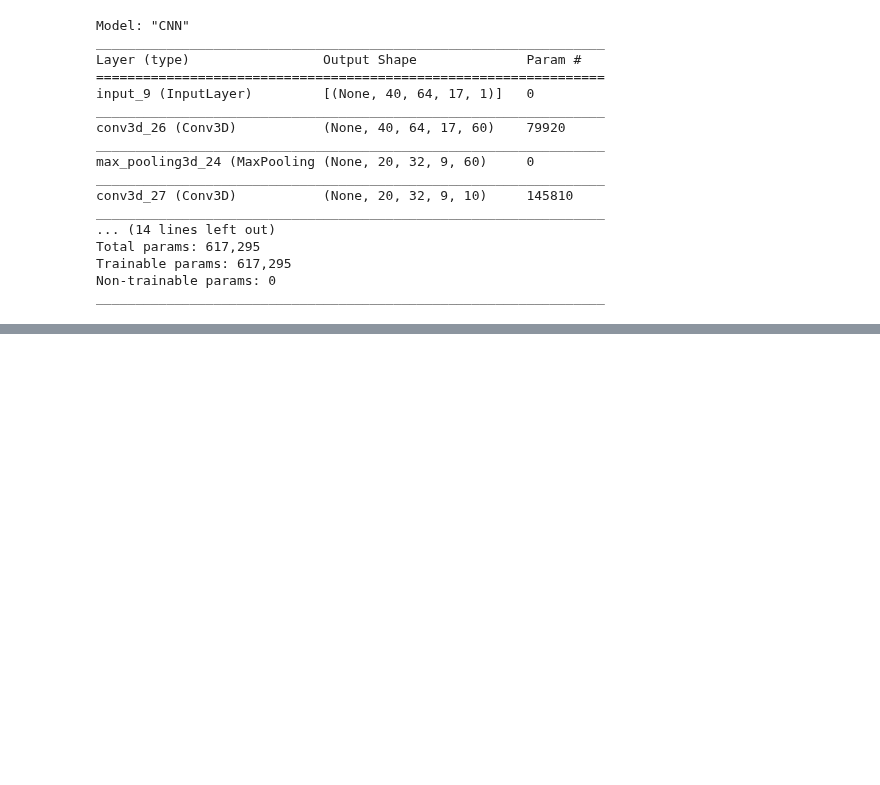
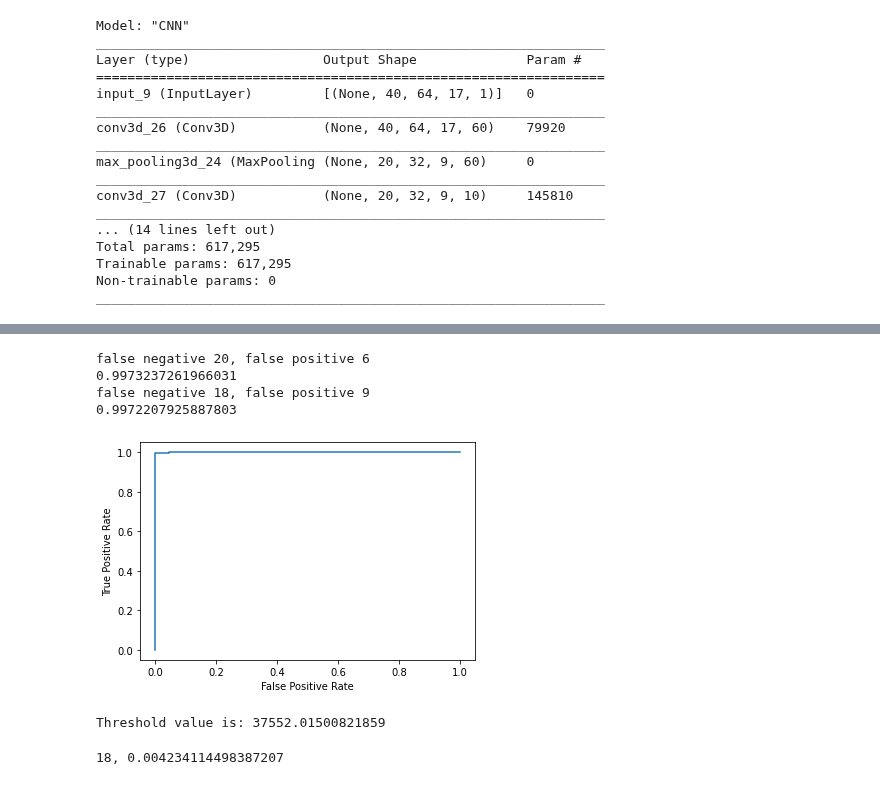
Before and after one commit to ellensanden/MLAnomalyDetection, a Jupyter notebook: test_stuff/cnn.ipynb, the cells around one changed output, grey strips where cells are left out. Drawn from its saved outputs; the diff is of its cells as text; code cells hidden in the pictures; blank space fills up the shorter version.

```diff
--- a/test_stuff/cnn.ipynb
+++ b/test_stuff/cnn.ipynb
@@ -624,0 +614,73 @@ print(len(true_attack_errors))
+# %%
+#maxNormal = np.max(normal_errors) - 0.1*np.max(normal_errors)
+
+
+false_normal = true_attack_errors[true_attack_errors<maxNormal1]
+n_false_normal = len(false_normal)
+false_attack = normal_errors[normal_errors>maxNormal1]
+n_false_attack = len(false_attack)
+
+all = len(true_attack_errors) + len(normal_errors)
+false = n_false_normal+n_false_attack
+print(f'false negative {n_false_normal}, false positive {n_false_attack}')
+print(1-false/all)
+
+
+false_normal = true_attack_errors[true_attack_errors<maxNormal2]
+n_false_normal = len(false_normal)
+false_attack = normal_errors[normal_errors>maxNormal2]
+n_false_attack = len(false_attack)
+
+print(f'false negative {n_false_normal}, false positive {n_false_attack}')
+print(1-(n_false_normal+n_false_attack)/(len(true_attack_errors) + len(normal_errors)))
+# %% [output]
+false negative 20, false positive 6
+0.9973237261966031
+false negative 18, false positive 9
+0.9972207925887803
+# %%
+from sklearn.metrics import RocCurveDisplay
+
+true_positive = np.ones((len(true_attack_errors),))
+true_negative = np.zeros((len(normal_errors),))
+true_labels = np.concatenate([true_positive, true_negative])
+
+n_errors = np.array([normal_errors])
+n_errors = np.squeeze(n_errors)
+
+a_errors = np.array([true_attack_errors])
+a_errors = np.squeeze(a_errors)
+
+scores = np.concatenate([a_errors,n_errors])
+
+fpr, tpr, thresholds = metrics.roc_curve(true_labels, scores, pos_label=1)
+#roc_auc = metrics.auc(fpr, tpr)
+# display = metrics.RocCurveDisplay(fpr=fpr, tpr=tpr, roc_auc=roc_auc,estimator_name='example estimator')
+# display.plot()
+# plt.show()
+roc_display = RocCurveDisplay(fpr=fpr, tpr=tpr).plot()
+# %% [output]
+[figure, added]
+# %%
+optimal_idx = np.argmax(tpr - fpr)
+optimal_threshold = thresholds[optimal_idx]
+print("Threshold value is:", optimal_threshold)
+# %% [output]
+Threshold value is: 37552.01500821859
+# %%
+least_distance = 1
+best_threshold_location = -1
+for i in range(len(thresholds)):
+    current_threshold = thresholds[i]
+
+    x = fpr[i]
+    y = tpr[i]
+
+    distance = np.sqrt( (x - 0)**2 + (y - 1)**2 )
+    if(distance < least_distance):
+        least_distance = distance
+        best_threshold_location = i
+
+print(f'{best_threshold_location}, {least_distance}')
+# %% [output]
+18, 0.004234114498387207
```
Also changed, not shown: parts of 7 cells of this notebook, 9 other files.
